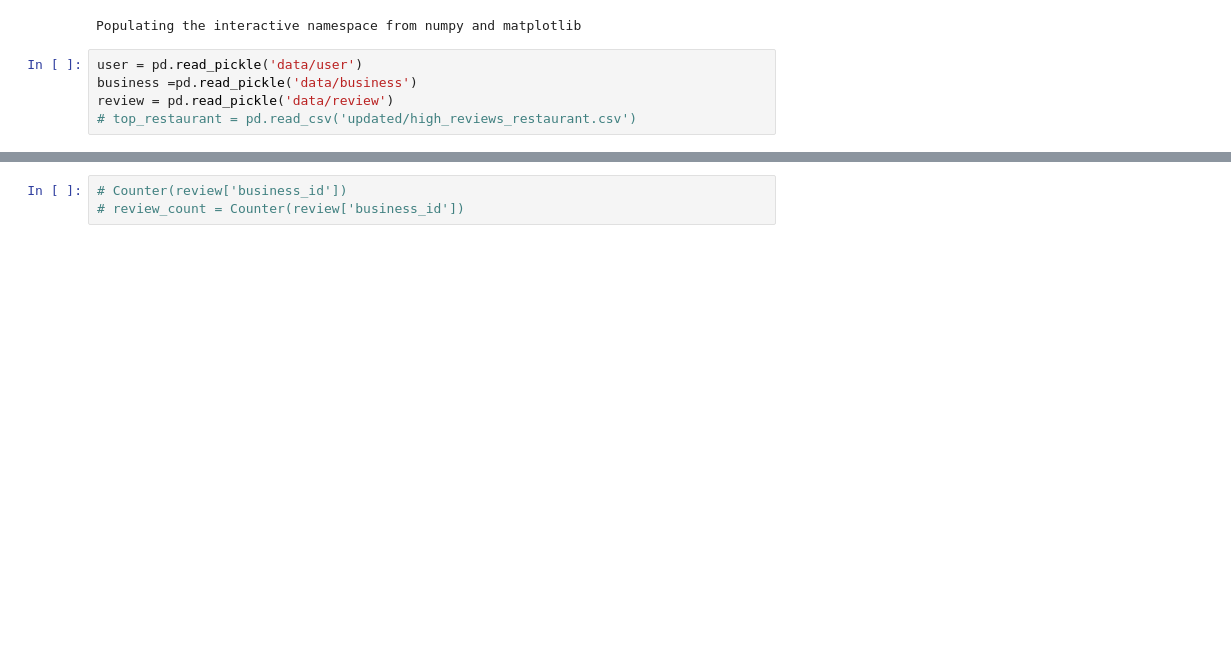
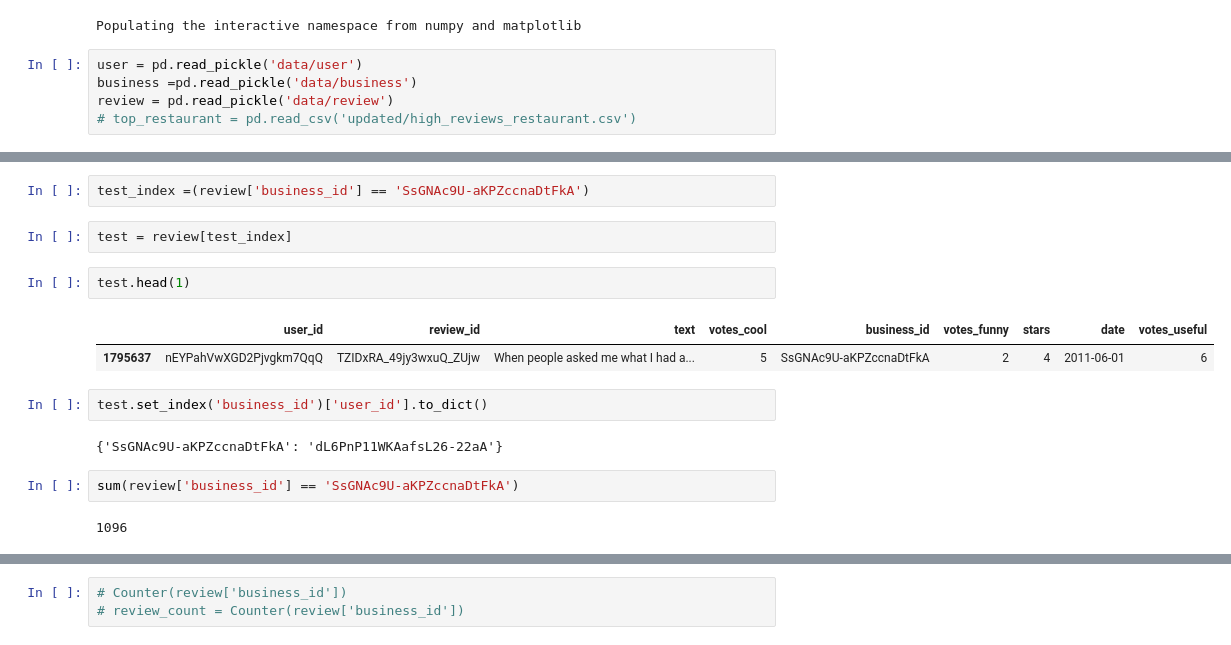
Before and after one commit to Charlotte1904/Yelp-Reviews, a Jupyter notebook: 2_Topic_Modeling.ipynb, the cells around one changed output, grey strips where cells are left out. Saved outputs shown, nothing was run; the diff lists cells and outputs as text; blank space fills up the shorter version.

```diff
--- a/2_Topic_Modeling.ipynb
+++ b/2_Topic_Modeling.ipynb
@@ -33,0 +117,17 @@ len(review)
+# %%
+test_index =(review['business_id'] == 'SsGNAc9U-aKPZccnaDtFkA')
+# %%
+test = review[test_index]
+# %%
+test.head(1)
+# %% [output]
+|  | user_id | review_id | text | votes_cool | business_id | votes_funny | stars | date | votes_useful |
+| 1795637 | nEYPahVwXGD2Pjvgkm7QqQ | TZIDxRA_49jy3wxuQ_ZUjw | When people asked me what I had a... | 5 | SsGNAc9U-aKPZccnaDtFkA | 2 | 4 | 2011-06-01 | 6 |
+# %%
+test.set_index('business_id')['user_id'].to_dict()
+# %% [output]
+{'SsGNAc9U-aKPZccnaDtFkA': 'dL6PnP11WKAafsL26-22aA'}
+# %%
+sum(review['business_id'] == 'SsGNAc9U-aKPZccnaDtFkA')
+# %% [output]
+1096
```
Also changed, not shown: parts of 42 cells of this notebook, 2 other files.
